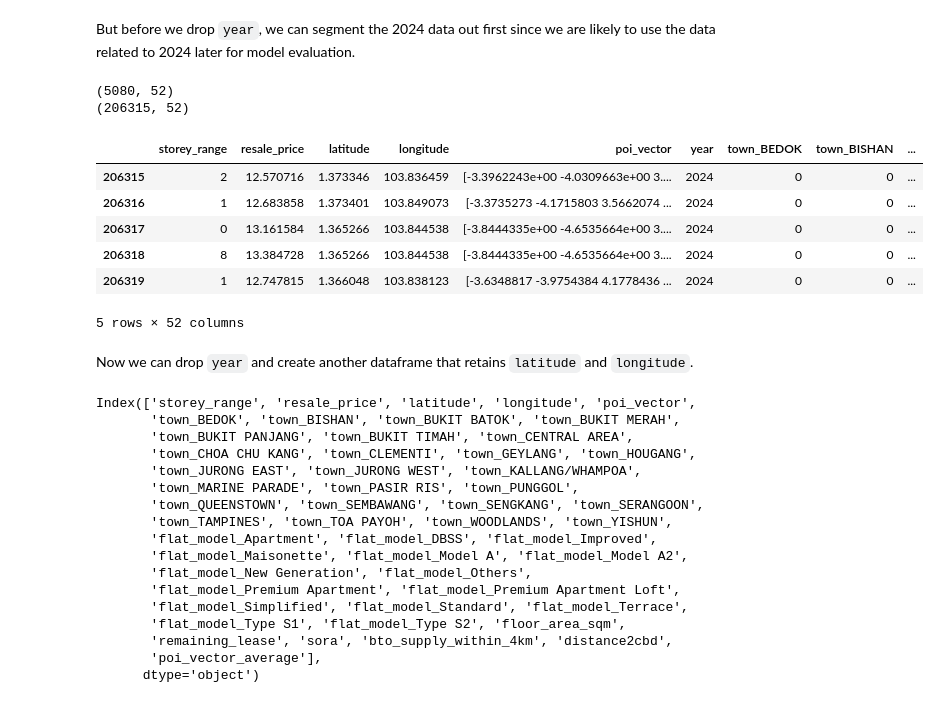
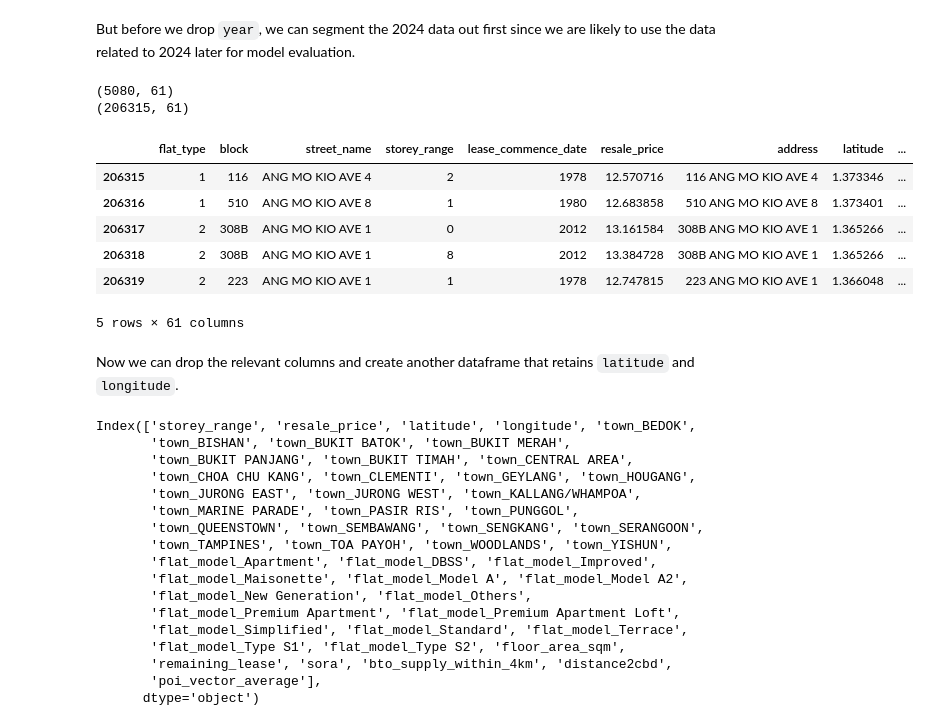
Before and after one commit to joesurf/Housing-Price-Time-Series-Forecasting, a Jupyter notebook: src/pre_modelling.ipynb, the cells around one changed output. Saved outputs shown, nothing was run; the diff lists cells and outputs as text; code cells hidden in the pictures.

```diff
--- a/src/pre_modelling.ipynb
+++ b/src/pre_modelling.ipynb
@@ -439,6 +439,9 @@ flat_model_Type S2        int8
 poi_vector_average     float64
 Length: 61, dtype: object
 # %%
+# keep separate dataframe for gnnwr since it does its own scaling
+hdb_data_gnnwr = hdb_data.copy()
+
 numerical_cols = ['floor_area_sqm', 'remaining_lease', 'sora', 'bto_supply_within_4km', 'distance2cbd', 'poi_vector_average']
 scaler = StandardScaler()
 scaled_features = scaler.fit_transform(hdb_data[numerical_cols])
@@ -466,26 +469,23 @@ hdb_data.head()
 # %% [markdown]
 But before we drop `year`, we can segment the 2024 data out first since we are likely to use the data related to 2024 later for model evaluation.
 # %%
-# remove year from dropped columns first
-dropped_cols.remove('year')
-hdb_data = hdb_data.drop(dropped_cols, axis=1)
-
 data_2024 = hdb_data[hdb_data['year'] == 2024]
 hdb_data = hdb_data[hdb_data['year'] != 2024]
+hdb_data_gnnwr = hdb_data_gnnwr[hdb_data_gnnwr['year'] != 2024]
 
 print(data_2024.shape)
 print(hdb_data.shape)
 data_2024.head()
 # %% [output]
-(5080, 52)
-(206315, 52)
+(5080, 61)
+(206315, 61)
-|  | storey_range | resale_price | latitude | longitude | poi_vector | year | town_BEDOK | town_BISHAN | ... |
-| 206315 | 2 | 12.570716 | 1.373346 | 103.836459 | [-3.3962243e+00 -4.0309663e+00 3.... | 2024 | 0 | 0 | ... |
-| 206316 | 1 | 12.683858 | 1.373401 | 103.849073 | [-3.3735273 -4.1715803 3.5662074 ... | 2024 | 0 | 0 | ... |
-| 206317 | 0 | 13.161584 | 1.365266 | 103.844538 | [-3.8444335e+00 -4.6535664e+00 3.... | 2024 | 0 | 0 | ... |
-| 206318 | 8 | 13.384728 | 1.365266 | 103.844538 | [-3.8444335e+00 -4.6535664e+00 3.... | 2024 | 0 | 0 | ... |
-| 206319 | 1 | 12.747815 | 1.366048 | 103.838123 | [-3.6348817 -3.9754384 4.1778436 ... | 2024 | 0 | 0 | ... |
+|  | flat_type | block | street_name | storey_range | lease_commence_date | resale_price | address | latitude | ... |
+| 206315 | 1 | 116 | ANG MO KIO AVE 4 | 2 | 1978 | 12.570716 | 116 ANG MO KIO AVE 4 | 1.373346 | ... |
+| 206316 | 1 | 510 | ANG MO KIO AVE 8 | 1 | 1980 | 12.683858 | 510 ANG MO KIO AVE 8 | 1.373401 | ... |
+| 206317 | 2 | 308B | ANG MO KIO AVE 1 | 0 | 2012 | 13.161584 | 308B ANG MO KIO AVE 1 | 1.365266 | ... |
+| 206318 | 2 | 308B | ANG MO KIO AVE 1 | 8 | 2012 | 13.384728 | 308B ANG MO KIO AVE 1 | 1.365266 | ... |
+| 206319 | 2 | 223 | ANG MO KIO AVE 1 | 1 | 1978 | 12.747815 | 223 ANG MO KIO AVE 1 | 1.366048 | ... |
-5 rows × 52 columns
+5 rows × 61 columns
 # %%
 # drop poi_vector column in data_2024 to take up less space
 data_2024.drop('poi_vector', axis=1, inplace=True)
@@ -493,13 +493,14 @@ data_2024.drop('poi_vector', axis=1, inplace=True)
 # write the 2024 data to a csv file
 data_2024.to_csv('../data/train-test/2024-data.csv', index=False)
 # %% [markdown]
-Now we can drop `year` and create another dataframe that retains `latitude` and `longitude`.
+Now we can drop the relevant columns and create another dataframe that retains `latitude` and `longitude`.
 # %%
-hdb_data.drop('year', axis=1, inplace=True)
+hdb_data.drop(dropped_cols + ['poi_vector'], axis=1, inplace=True)
+hdb_data_gnnwr.drop(dropped_cols + ['poi_vector'], axis=1, inplace=True)
 hdb_data.columns
 # %% [output]
-Index(['storey_range', 'resale_price', 'latitude', 'longitude', 'poi_vector',
-       'town_BEDOK', 'town_BISHAN', 'town_BUKIT BATOK', 'town_BUKIT MERAH',
+Index(['storey_range', 'resale_price', 'latitude', 'longitude', 'town_BEDOK',
+       'town_BISHAN', 'town_BUKIT BATOK', 'town_BUKIT MERAH',
        'town_BUKIT PANJANG', 'town_BUKIT TIMAH', 'town_CENTRAL AREA',
        'town_CHOA CHU KANG', 'town_CLEMENTI', 'town_GEYLANG', 'town_HOUGANG',
        'town_JURONG EAST', 'town_JURONG WEST', 'town_KALLANG/WHAMPOA',
```
Also changed, not shown: parts of 4 cells of this notebook.
